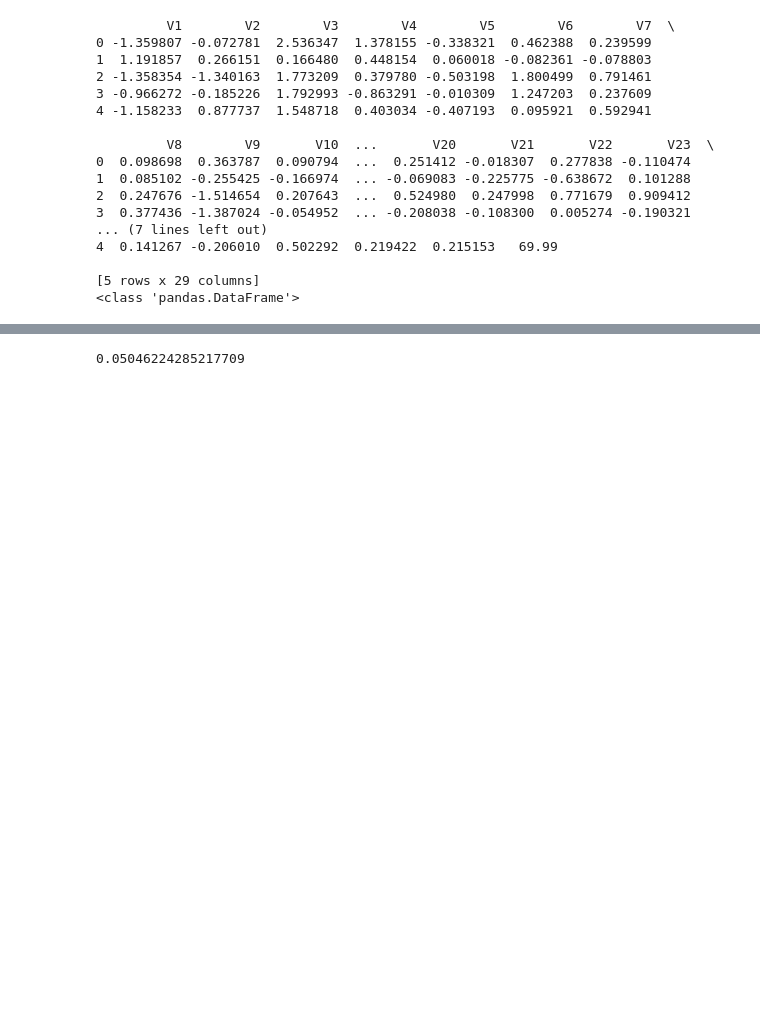
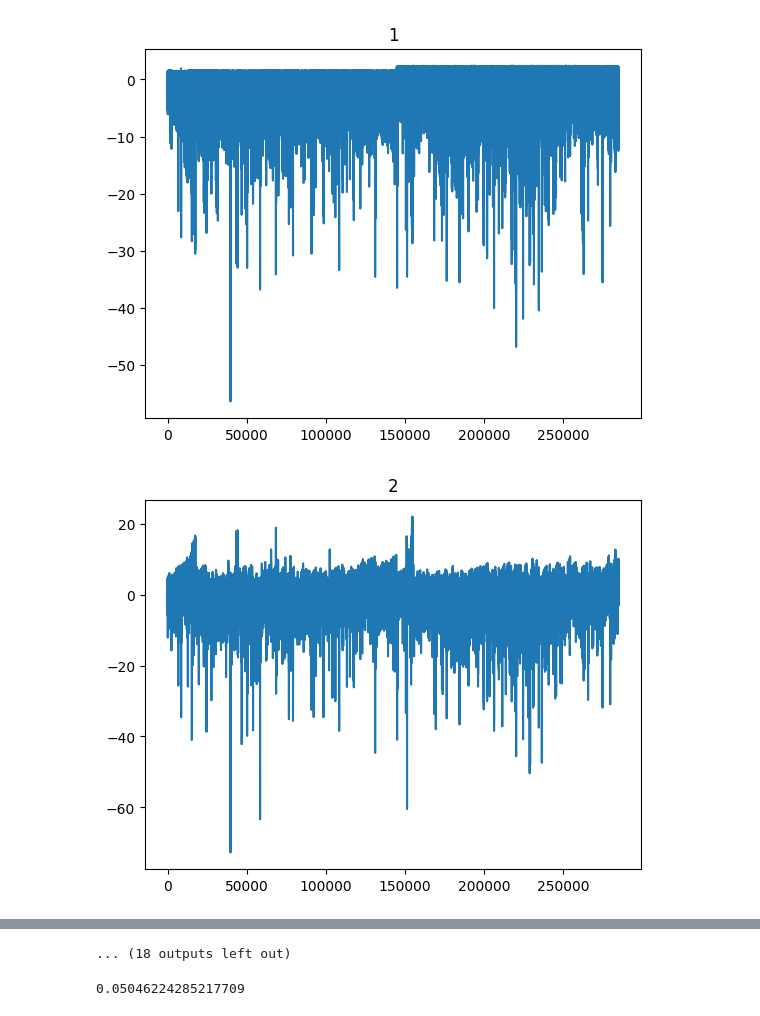
Before and after one commit to matr9s/DatSci_Noise, a Jupyter notebook: main.ipynb, the cells around one changed output, grey strips where cells are left out. Cells and saved outputs as stored; diff of their text form; code cells hidden in the pictures; blank space fills up the shorter version.

```diff
--- a/main.ipynb
+++ b/main.ipynb
@@ -14,30 +14,25 @@ from kneed import find_shape
 df = pd.read_csv("creditcard.csv")
 df = df.drop("Time", axis=1)
 df = df.drop("Class", axis=1)
-
-print(df.head())
-print(type(df))
-#noise = np.random.normal(5,20, size=df.shape) #  μ = 0(mean), σ = 2(standard deviation), size = length of x or y. Choose μ and σ wisely.
-#y_noised = df + noise  # Since both y and noise are numpy arrays of same size, the addition is done element-wise.
-#You can adjust the amount of noise by adjusting the mean of the distribution, and the intensity of the noise by adjusting the standard deviation.
-#print(y_noised.shape)
-#print(y_noised.head())
-#print(y_noised["V2"])
-# %% [output]
-         V1        V2        V3        V4        V5        V6        V7  \
-0 -1.359807 -0.072781  2.536347  1.378155 -0.338321  0.462388  0.239599
-1  1.191857  0.266151  0.166480  0.448154  0.060018 -0.082361 -0.078803
-2 -1.358354 -1.340163  1.773209  0.379780 -0.503198  1.800499  0.791461
-3 -0.966272 -0.185226  1.792993 -0.863291 -0.010309  1.247203  0.237609
-4 -1.158233  0.877737  1.548718  0.403034 -0.407193  0.095921  0.592941
-
-         V8        V9       V10  ...       V20       V21       V22       V23  \
-0  0.098698  0.363787  0.090794  ...  0.251412 -0.018307  0.277838 -0.110474
-1  0.085102 -0.255425 -0.166974  ... -0.069083 -0.225775 -0.638672  0.101288
-2  0.247676 -1.514654  0.207643  ...  0.524980  0.247998  0.771679  0.909412
-3  0.377436 -1.387024 -0.054952  ... -0.208038 -0.108300  0.005274 -0.190321
-... (7 lines left out)
-4  0.141267 -0.206010  0.502292  0.219422  0.215153   69.99
-
-[5 rows x 29 columns]
-<class 'pandas.DataFrame'>
+# %%
+#add noise / type of noise= outliers or anomalies?
+
+noise = np.random.normal(0,1, 100)
+df = noise
+
+#create dataset with artificial noise(record parameters)
+#detect using each method individually to see if it detects
+#run together
+
+#impulse noise(descending order)
+#gaussian distribusion noise
+#quantization noise
+#salt and pepper noise
+# %%
+for i in range(0, len(df) - 1):
+    plt.plot(df.iloc[:, i])
+    plt.title(i + 1)
+    plt.show()
+# %% [output]
+[figure, added]
+[figure, added]
@@ -44,3 +49,4 @@ print(type(df))
+... (18 outputs left out)
 # %%
 df['OutNum'] = 0
 old_size = len(df)
```
Also changed, not shown: parts of 9 cells of this notebook.
